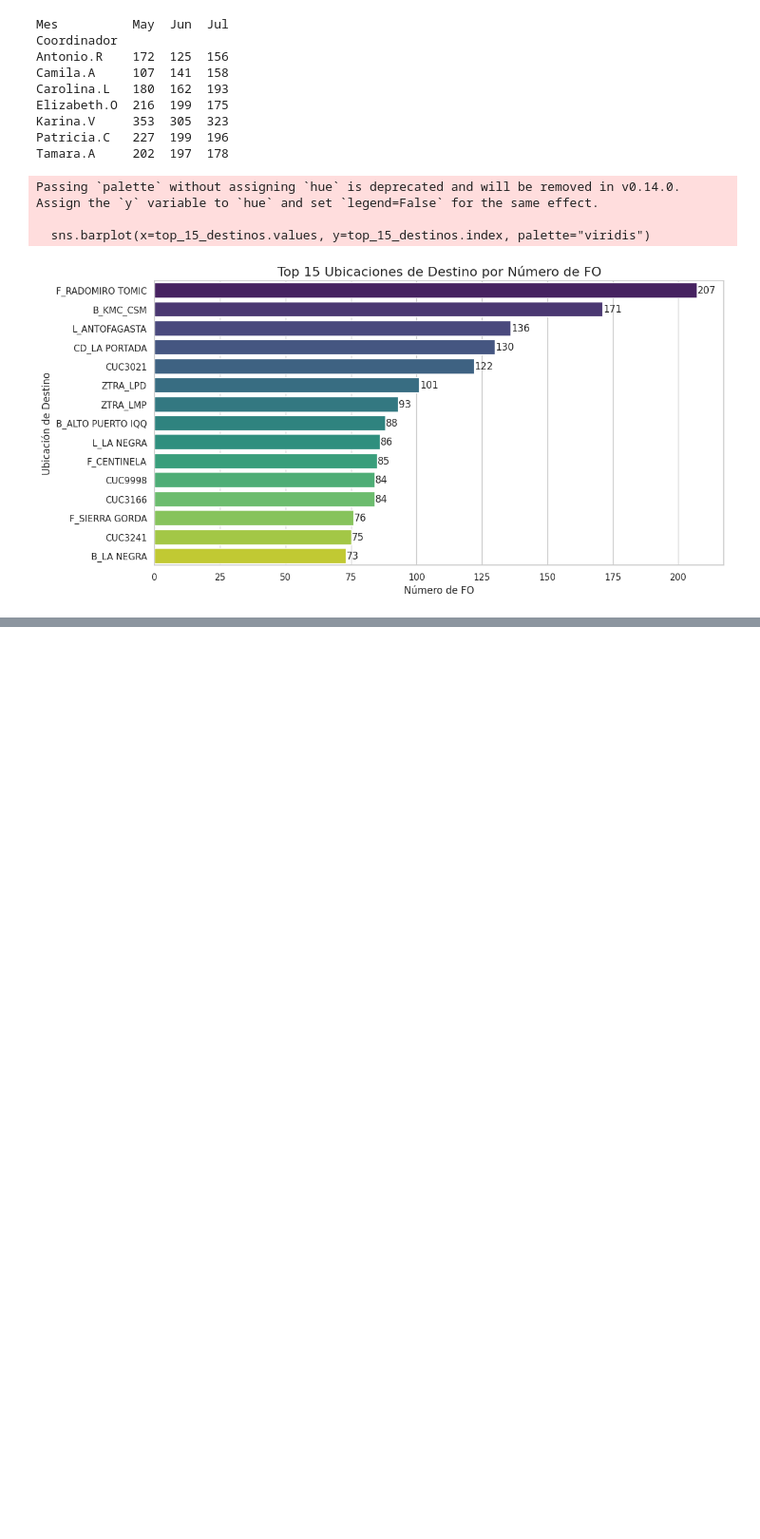
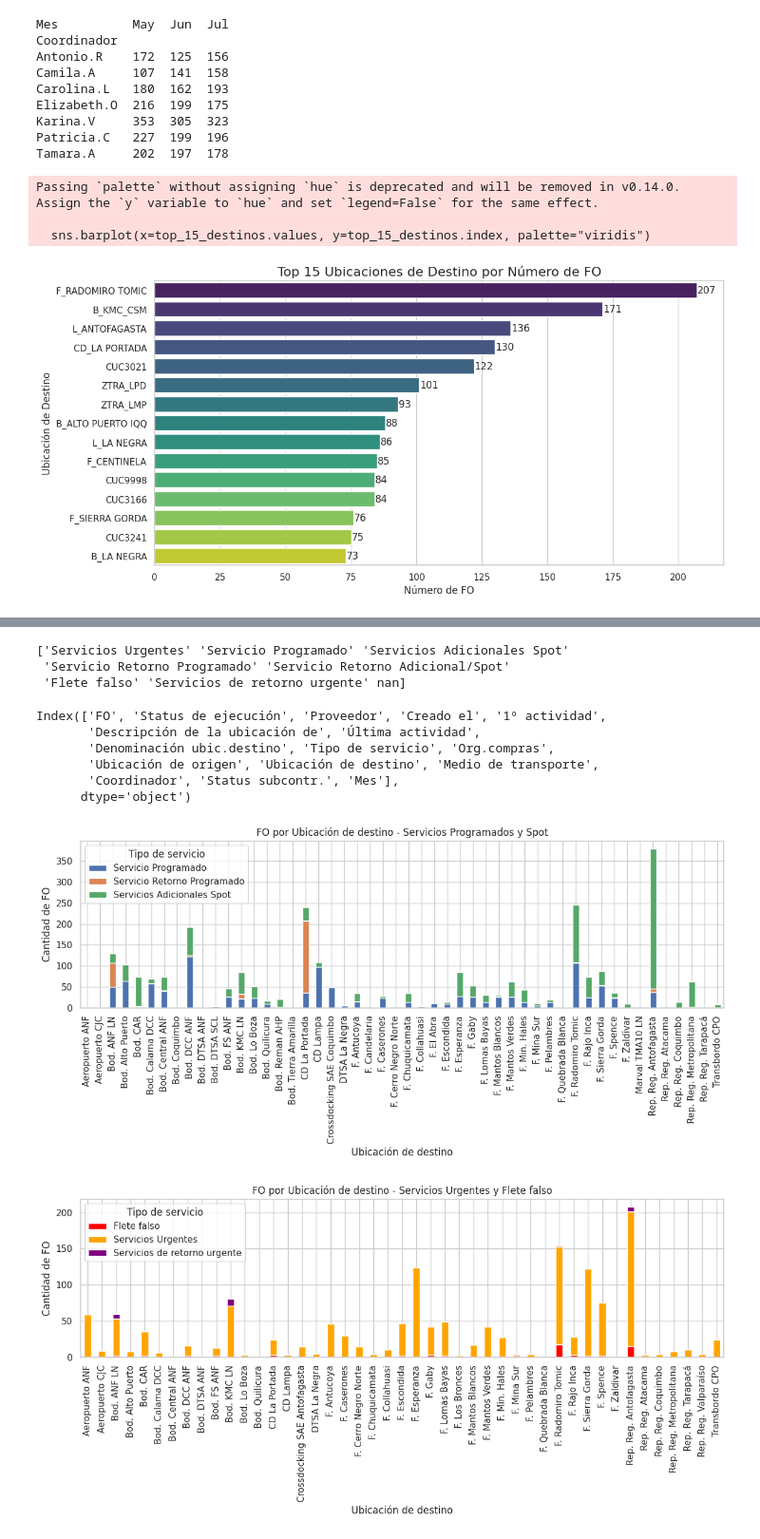
Before and after one commit to REVOLUTTION/Promedio_FO, a Jupyter notebook: FO_May_Jun_Jul.ipynb, the cells around one changed output, grey strips where cells are left out. Shown at 95% size. Saved outputs shown, nothing was run; the diff lists cells and outputs as text; code cells hidden in the pictures; blank space fills up the shorter version.

```diff
--- a/FO_May_Jun_Jul.ipynb
+++ b/FO_May_Jun_Jul.ipynb
@@ -596,0 +643,50 @@ Passing `palette` without assigning `hue` is deprecated and will be removed in v
+# %%
+print(datos["Tipo de servicio"].unique())
+# %% [output]
+['Servicios Urgentes' 'Servicio Programado' 'Servicios Adicionales Spot'
+ 'Servicio Retorno Programado' 'Servicio Retorno Adicional/Spot'
+ 'Flete falso' 'Servicios de retorno urgente' nan]
+# %%
+print(datos.columns)
+# %% [output]
+Index(['FO', 'Status de ejecución', 'Proveedor', 'Creado el', '1º actividad',
+       'Descripción de la ubicación de', 'Última actividad',
+       'Denominación ubic.destino', 'Tipo de servicio', 'Org.compras',
+       'Ubicación de origen', 'Ubicación de destino', 'Medio de transporte',
+       'Coordinador', 'Status subcontr.', 'Mes'],
+      dtype='object')
+# %%
+# --- Grupos de servicios ---
+grupo_1 = ["Servicio Programado", "Servicios Adicionales Spot", "Servicio Retorno Programado"]
+grupo_2 = ["Servicios Urgentes", "Servicios de retorno urgente", "Flete falso"]
+
+# --- Filtrar datos por grupo 1 ---
+df_grupo1 = datos[datos["Tipo de servicio"].isin(grupo_1)]
+fo_por_ubicacion1 = df_grupo1.groupby(["Ubicación de destino", "Tipo de servicio"]).size().unstack(fill_value=0)
+
+# --- Filtrar datos por grupo 2 ---
+df_grupo2 = datos[datos["Tipo de servicio"].isin(grupo_2)]
+fo_por_ubicacion2 = df_grupo2.groupby(["Ubicación de destino", "Tipo de servicio"]).size().unstack(fill_value=0)
+
+# --- Gráfico 1 ---
+fo_por_ubicacion1.plot(kind="bar", stacked=True, figsize=(12,6))
+plt.title("FO por Ubicación de destino - Servicios Programados y Spot")
+plt.ylabel("Cantidad de FO")
+plt.xlabel("Ubicación de destino")
+plt.xticks(rotation=90)
+plt.legend(title="Tipo de servicio")
+plt.tight_layout()
+plt.show()
+
+# --- Gráfico 2 ---
+fo_por_ubicacion2.plot(kind="bar", stacked=True, figsize=(12,6), color=["red","orange","purple"])
+plt.title("FO por Ubicación de destino - Servicios Urgentes y Flete falso")
+plt.ylabel("Cantidad de FO")
+plt.xlabel("Ubicación de destino")
+plt.xticks(rotation=90)
+plt.legend(title="Tipo de servicio")
+plt.tight_layout()
+plt.show()
+# %% [output]
+[figure, added]
+[figure, added]
```
Also changed, not shown: parts of 5 cells of this notebook.
